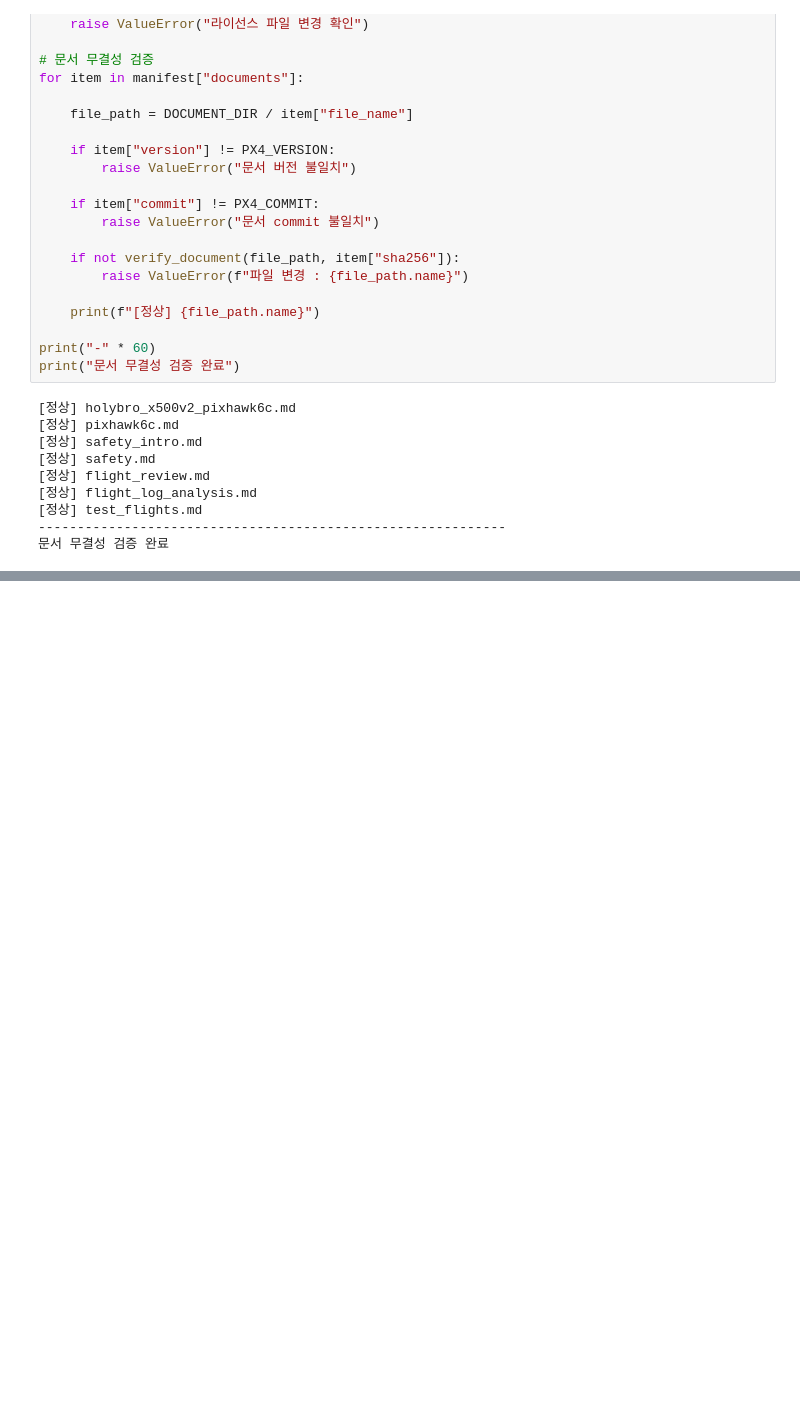
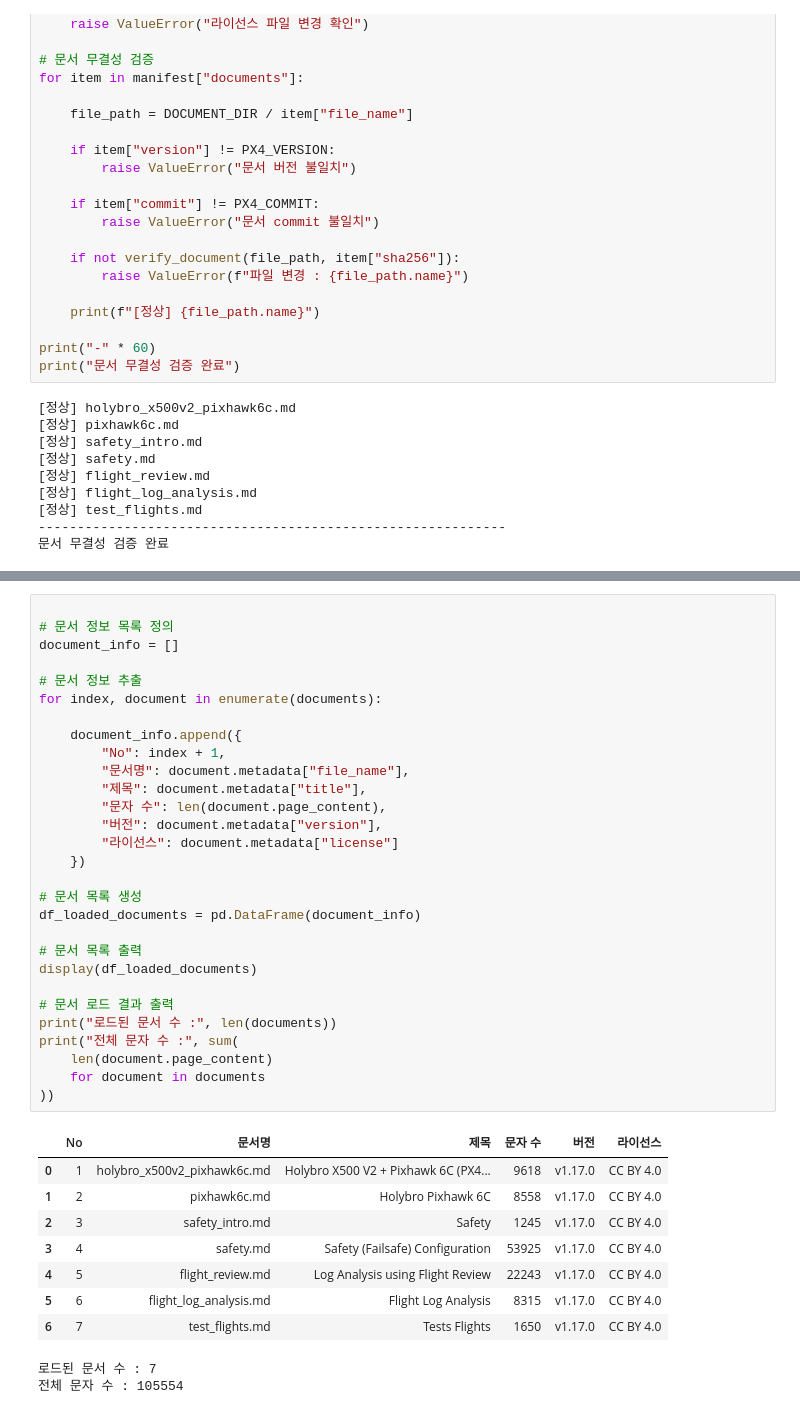
Before and after one commit to Phils-dev/RAG_Homework, a Jupyter notebook: PX4_RAG.ipynb, the cells around one changed output, grey strips where cells are left out. Drawn from its saved outputs; the diff is of its cells as text; blank space fills up the shorter version.

```diff
--- a/PX4_RAG.ipynb
+++ b/PX4_RAG.ipynb
@@ -574,0 +641,40 @@ print("문서 무결성 검증 완료")
+# %%
+
+# 문서 정보 목록 정의
+document_info = []
+
+# 문서 정보 추출
+for index, document in enumerate(documents):
+
+    document_info.append({
+        "No": index + 1,
+        "문서명": document.metadata["file_name"],
+        "제목": document.metadata["title"],
+        "문자 수": len(document.page_content),
+        "버전": document.metadata["version"],
+        "라이선스": document.metadata["license"]
+    })
+
+# 문서 목록 생성
+df_loaded_documents = pd.DataFrame(document_info)
+
+# 문서 목록 출력
+display(df_loaded_documents)
+
+# 문서 로드 결과 출력
+print("로드된 문서 수 :", len(documents))
+print("전체 문자 수 :", sum(
+    len(document.page_content)
+    for document in documents
+))
+# %% [output]
+|  | No | 문서명 | 제목 | 문자 수 | 버전 | 라이선스 |
+| 0 | 1 | holybro_x500v2_pixhawk6c.md | Holybro X500 V2 + Pixhawk 6C (PX4... | 9618 | v1.17.0 | CC BY 4.0 |
+| 1 | 2 | pixhawk6c.md | Holybro Pixhawk 6C | 8558 | v1.17.0 | CC BY 4.0 |
+| 2 | 3 | safety_intro.md | Safety | 1245 | v1.17.0 | CC BY 4.0 |
+| 3 | 4 | safety.md | Safety (Failsafe) Configuration | 53925 | v1.17.0 | CC BY 4.0 |
+| 4 | 5 | flight_review.md | Log Analysis using Flight Review | 22243 | v1.17.0 | CC BY 4.0 |
+| 5 | 6 | flight_log_analysis.md | Flight Log Analysis | 8315 | v1.17.0 | CC BY 4.0 |
+| 6 | 7 | test_flights.md | Tests Flights | 1650 | v1.17.0 | CC BY 4.0 |
+로드된 문서 수 : 7
+전체 문자 수 : 105554
```
Also changed, not shown: parts of 9 cells of this notebook.
